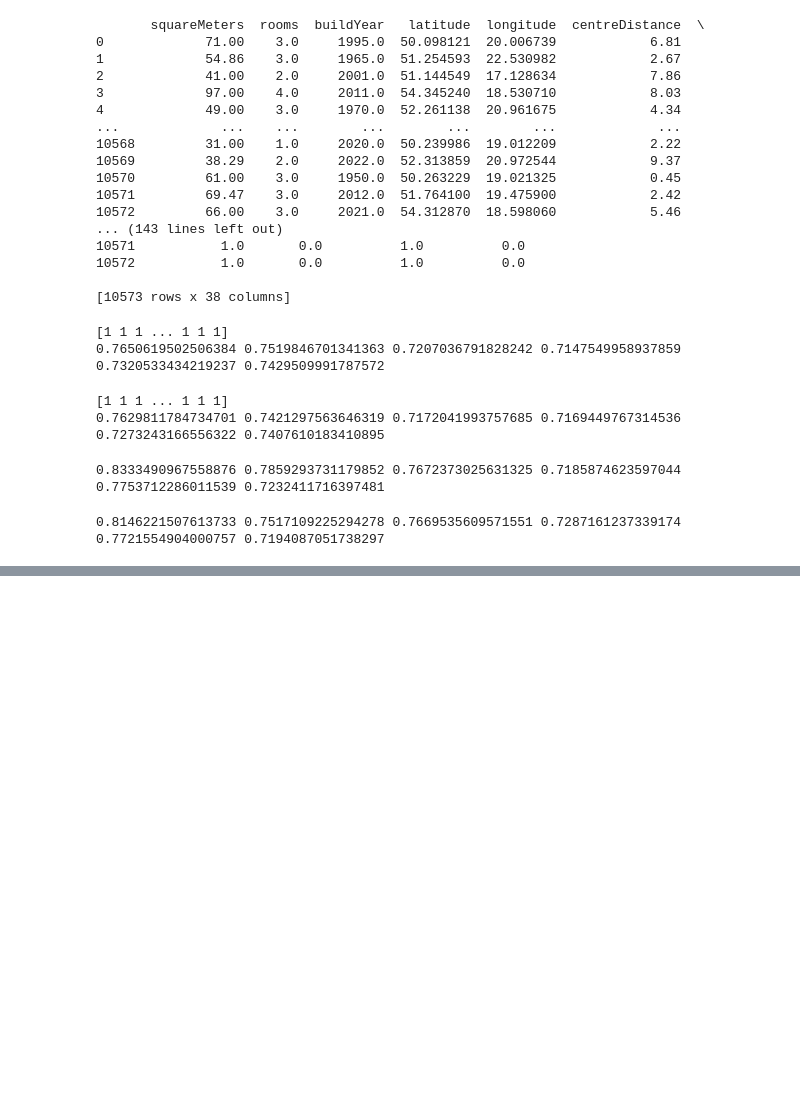
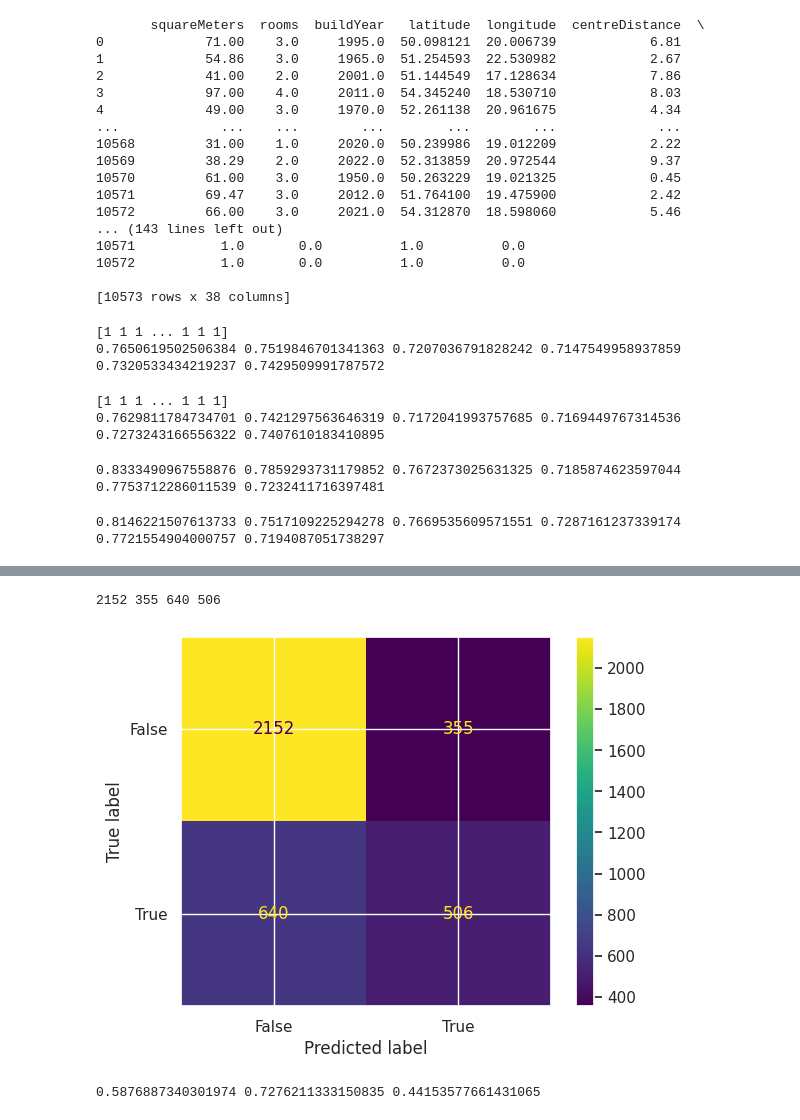
Before and after one commit to SzymonCisowski/PFML_Project, a Jupyter notebook: Projekt_PFML1.ipynb, the cells around one changed output, grey strips where cells are left out. Drawn from its saved outputs; the diff is of its cells as text; code cells hidden in the pictures; blank space fills up the shorter version.

```diff
--- a/Projekt_PFML1.ipynb
+++ b/Projekt_PFML1.ipynb
@@ -607,0 +631,19 @@ plt.show()
+# %%
+from sklearn.metrics import confusion_matrix
+tn, fp, fn, tp = confusion_matrix(Y_test['hasParkingSpace'], y_pred[:,1]).ravel()
+print(tn,fp,fn,tp)
+from sklearn import metrics
+confusion_matrix=metrics.confusion_matrix(Y_test['hasParkingSpace'],y_pred[:,1])
+cm_display=metrics.ConfusionMatrixDisplay(confusion_matrix=confusion_matrix,display_labels = [False,True])
+cm_display.plot()
+plt.show()
+precision = tp/(tp+fp)
+accuracy= (tp+tn)/(tp+fp+fn+tn)
+recall=tp/(tp+fn)
+
+
+print(precision,accuracy,recall)
+# %% [output]
+2152 355 640 506
+[figure, added]
+0.5876887340301974 0.7276211333150835 0.44153577661431065
```
Also changed, not shown: parts of 9 cells of this notebook.
